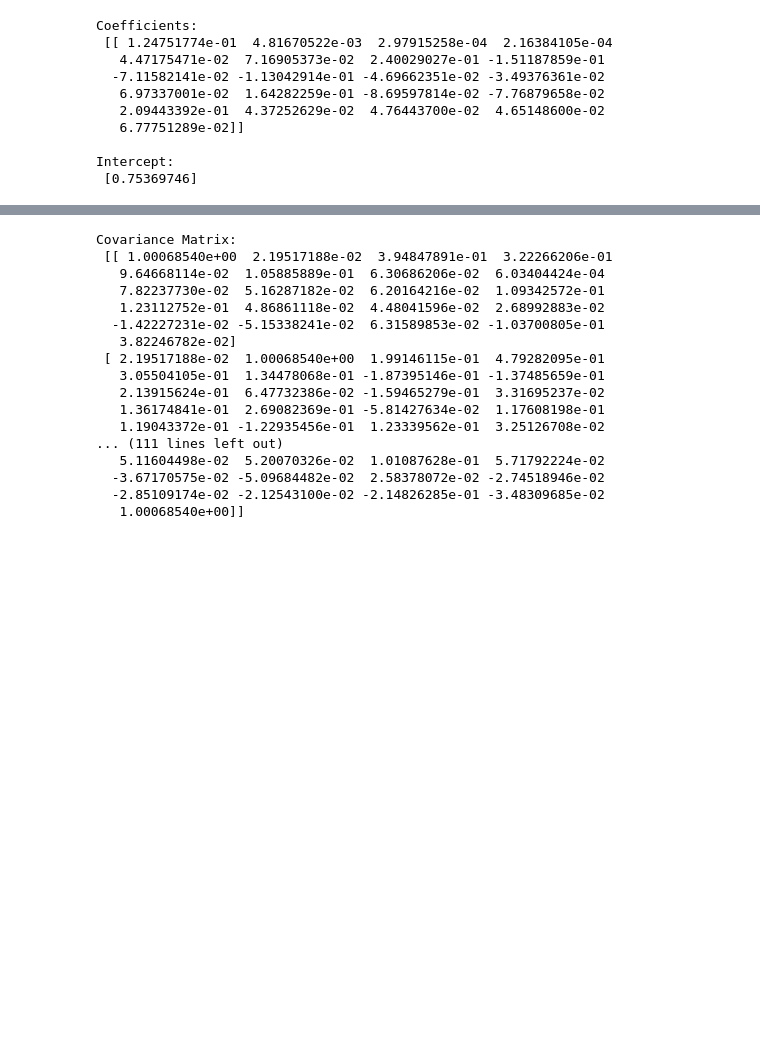
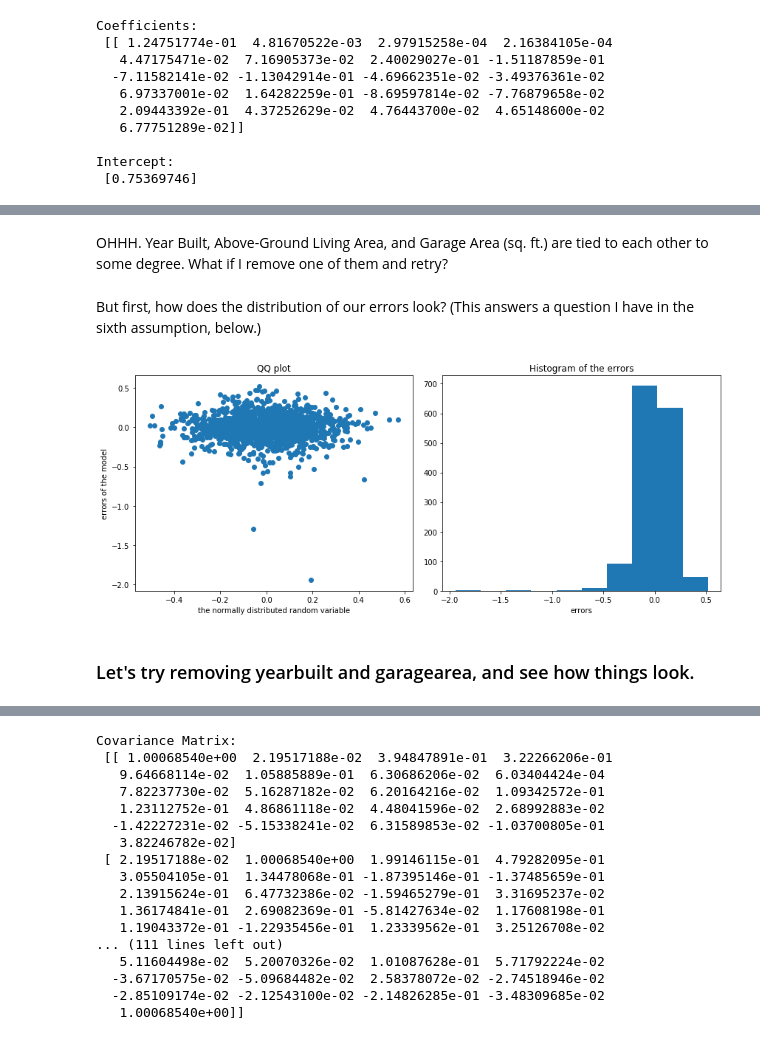
Before and after one commit to iamjeremybe/thinkful_data_science, a Jupyter notebook: Thinkful - Simple linear regression with OLS - meeting assumptions of linear regression.ipynb, the cells around one changed output, grey strips where cells are left out. Saved outputs shown, nothing was run; the diff lists cells and outputs as text; code cells hidden in the pictures; blank space fills up the shorter version.

```diff
--- a/Thinkful - Simple linear regression with OLS - meeting assumptions of linear regression.ipynb
+++ b/Thinkful - Simple linear regression with OLS - meeting assumptions of linear regression.ipynb
@@ -364,0 +437,26 @@ Incomplete thoughts below, please ignore. :)
+# %% [markdown]
+OHHH. Year Built, Above-Ground Living Area, and Garage Area (sq. ft.) are tied to each other to some degree. What if I remove one of them and retry?
+# %% [markdown]
+But first, how does the distribution of our errors look? (This answers a question I have in the sixth assumption, below.)
+# %%
+rand_nums = np.random.normal(np.mean(errors), np.std(errors), len(errors))
+
+plt.figure(figsize=(12,5))
+
+plt.subplot(1,2,1)
+plt.scatter(np.sort(rand_nums), np.sort(errors)) # we sort the arrays
+plt.xlabel("the normally distributed random variable")
+plt.ylabel("errors of the model")
+plt.title("QQ plot")
+
+plt.subplot(1,2,2)
+plt.hist(errors)
+plt.xlabel("errors")
+plt.title("Histogram of the errors")
+
+plt.tight_layout()
+plt.show()
+# %% [output]
+[figure, added]
+# %% [markdown]
+### Let's try removing yearbuilt and garagearea, and see how things look.
```
Also changed, not shown: parts of 27 cells of this notebook.
